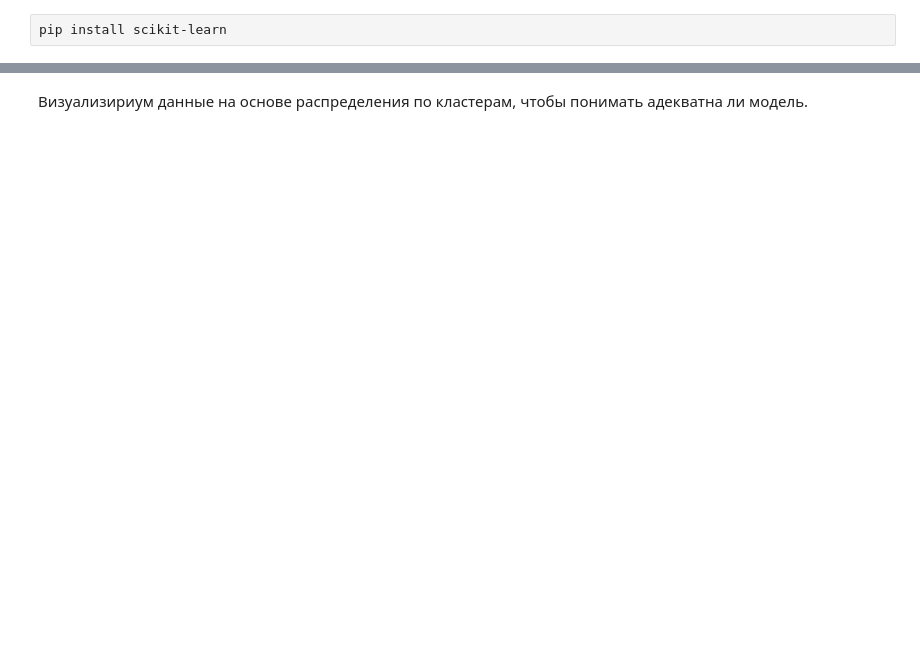
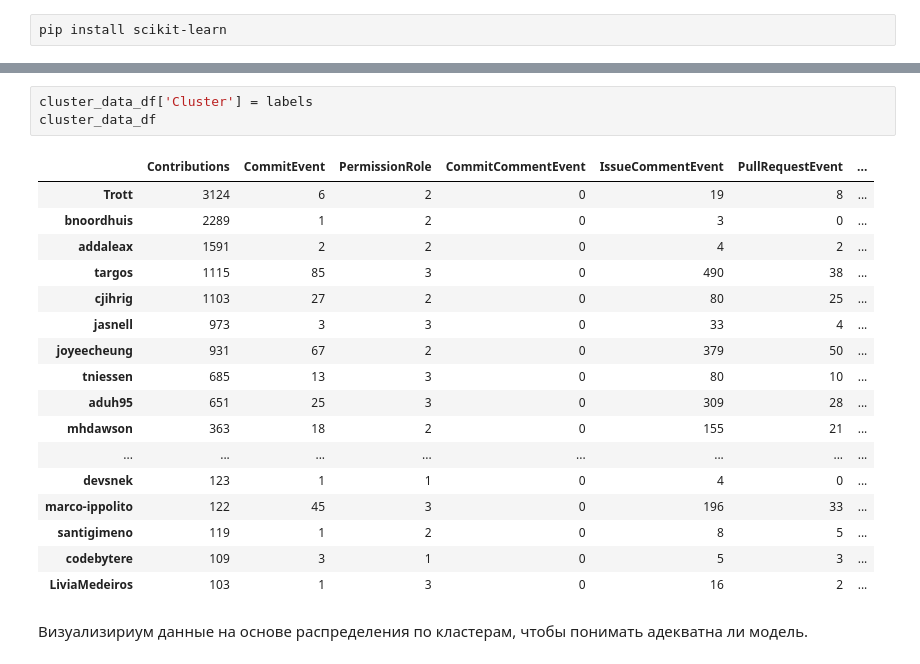
Before and after one commit to caapricorn/diplom, a Jupyter notebook: github_api.ipynb, the cells around one changed output, grey strips where cells are left out. Saved outputs shown, nothing was run; the diff lists cells and outputs as text; blank space fills up the shorter version.

```diff
--- a/github_api.ipynb
+++ b/github_api.ipynb
@@ -337,2 +356,23 @@ array([2, 2, 2, 6, 0, 2, 6, 0, 5, 4, 1, 3, 0, 4, 1, 3, 2, 4, 2, 4, 2, 1,
+# %%
+cluster_data_df['Cluster'] = labels
+cluster_data_df
+# %% [output]
+|  | Contributions | CommitEvent | PermissionRole | CommitCommentEvent | IssueCommentEvent | PullRequestEvent | ... |
+| Trott | 3124 | 6 | 2 | 0 | 19 | 8 | ... |
+| bnoordhuis | 2289 | 1 | 2 | 0 | 3 | 0 | ... |
+| addaleax | 1591 | 2 | 2 | 0 | 4 | 2 | ... |
+| targos | 1115 | 85 | 3 | 0 | 490 | 38 | ... |
+| cjihrig | 1103 | 27 | 2 | 0 | 80 | 25 | ... |
+| jasnell | 973 | 3 | 3 | 0 | 33 | 4 | ... |
+| joyeecheung | 931 | 67 | 2 | 0 | 379 | 50 | ... |
+| tniessen | 685 | 13 | 3 | 0 | 80 | 10 | ... |
+| aduh95 | 651 | 25 | 3 | 0 | 309 | 28 | ... |
+| mhdawson | 363 | 18 | 2 | 0 | 155 | 21 | ... |
+| ... | ... | ... | ... | ... | ... | ... | ... |
+| devsnek | 123 | 1 | 1 | 0 | 4 | 0 | ... |
+| marco-ippolito | 122 | 45 | 3 | 0 | 196 | 33 | ... |
+| santigimeno | 119 | 1 | 2 | 0 | 8 | 5 | ... |
+| codebytere | 109 | 3 | 1 | 0 | 5 | 3 | ... |
+| LiviaMedeiros | 103 | 1 | 3 | 0 | 16 | 2 | ... |
 # %% [markdown]
 Визуализириум данные на основе распределения по кластерам, чтобы понимать адекватна ли модель.
```
Also changed, not shown: parts of 33 cells of this notebook, 1 other file.
